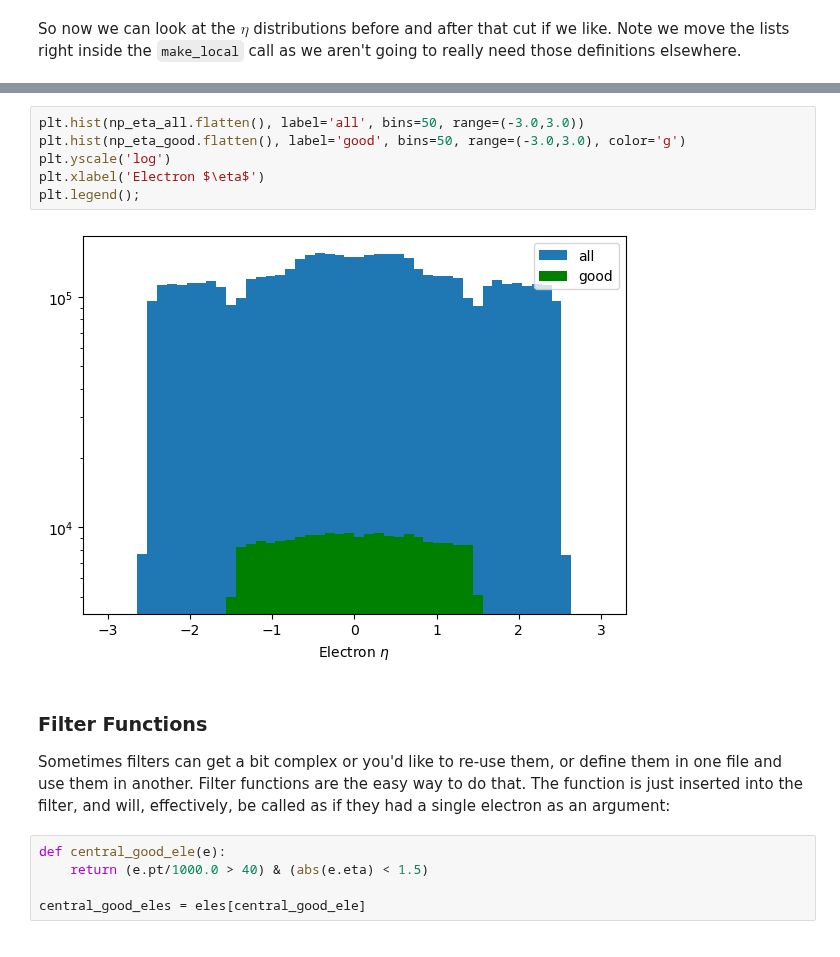
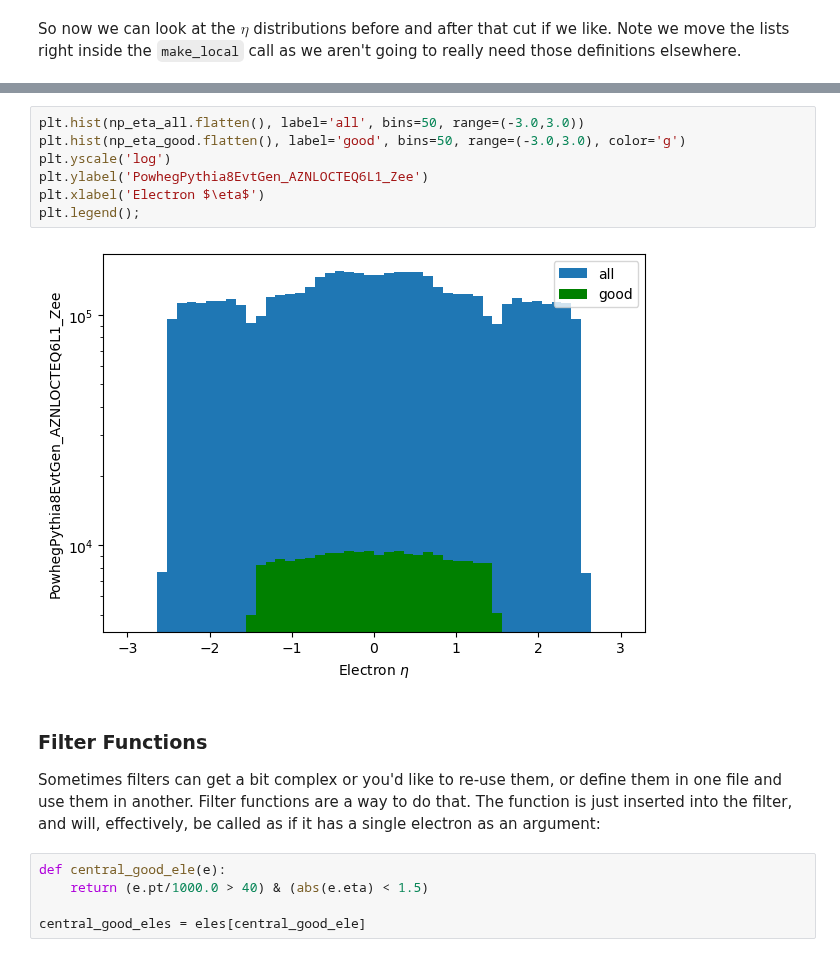
Before and after one commit to gordonwatts/hep_tables, a Jupyter notebook: notebooks/01-Plotting-and-Filtering.ipynb, the cells around one changed output, grey strips where cells are left out. Saved outputs shown, nothing was run; the diff lists cells and outputs as text.

```diff
--- a/notebooks/01-Plotting-and-Filtering.ipynb
+++ b/notebooks/01-Plotting-and-Filtering.ipynb
@@ -85,15 +106,16 @@ Wall time: 3min 30s
 # %%
 plt.hist(np_eta_all.flatten(), label='all', bins=50, range=(-3.0,3.0))
 plt.hist(np_eta_good.flatten(), label='good', bins=50, range=(-3.0,3.0), color='g')
 plt.yscale('log')
+plt.ylabel('PowhegPythia8EvtGen_AZNLOCTEQ6L1_Zee')
 plt.xlabel('Electron $\eta$')
 plt.legend();
 # %% [output]
-[figure, old version]
+[figure, new version]
 # %% [markdown]
 ### Filter Functions
 
-Sometimes filters can get a bit complex or you'd like to re-use them, or define them in one file and use them in another. Filter functions are the easy way to do that. The function is just inserted into the filter, and will, effectively, be called as if they had a single electron as an argument:
+Sometimes filters can get a bit complex or you'd like to re-use them, or define them in one file and use them in another. Filter functions are a way to do that. The function is just inserted into the filter, and will, effectively, be called as if it has a single electron as an argument:
 # %%
 def central_good_ele(e):
     return (e.pt/1000.0 > 40) & (abs(e.eta) < 1.5)
```
Also changed, not shown: parts of 23 cells of this notebook.
